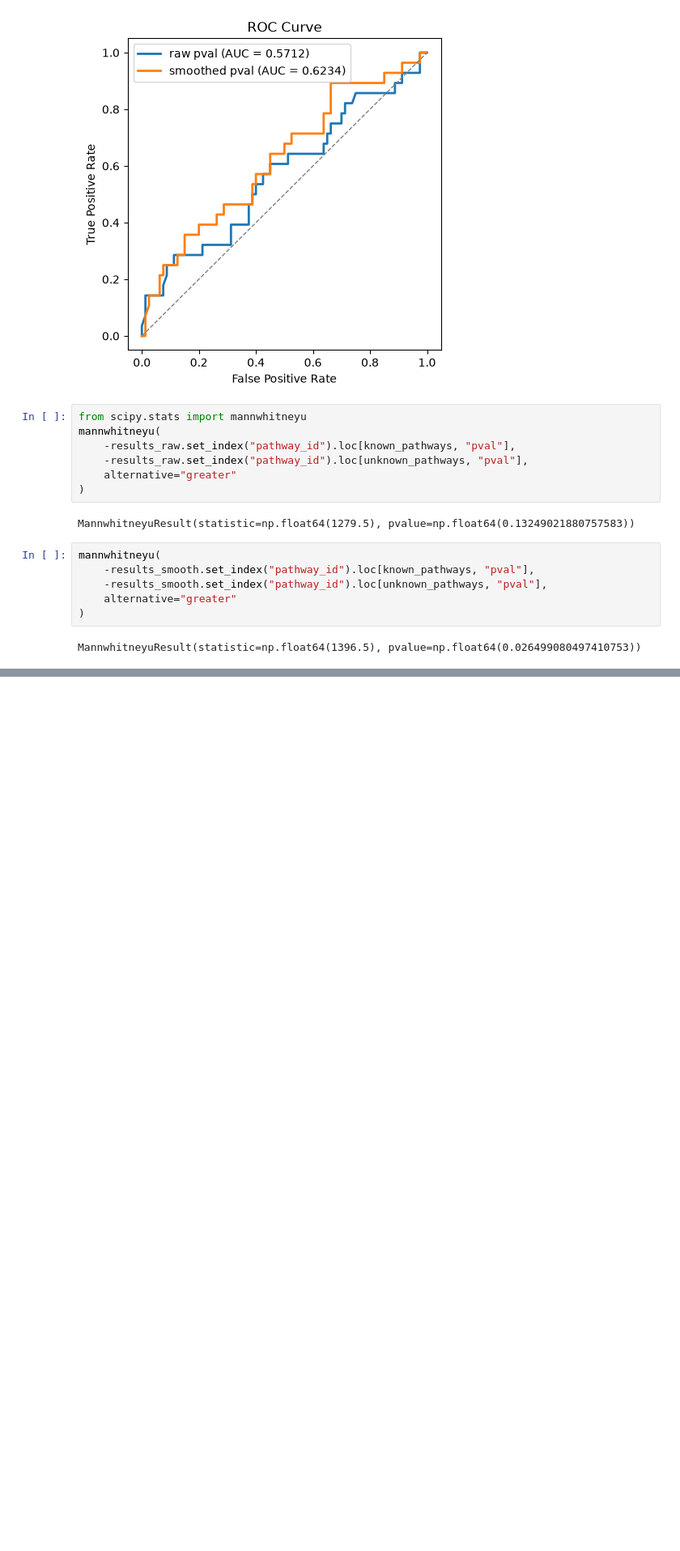
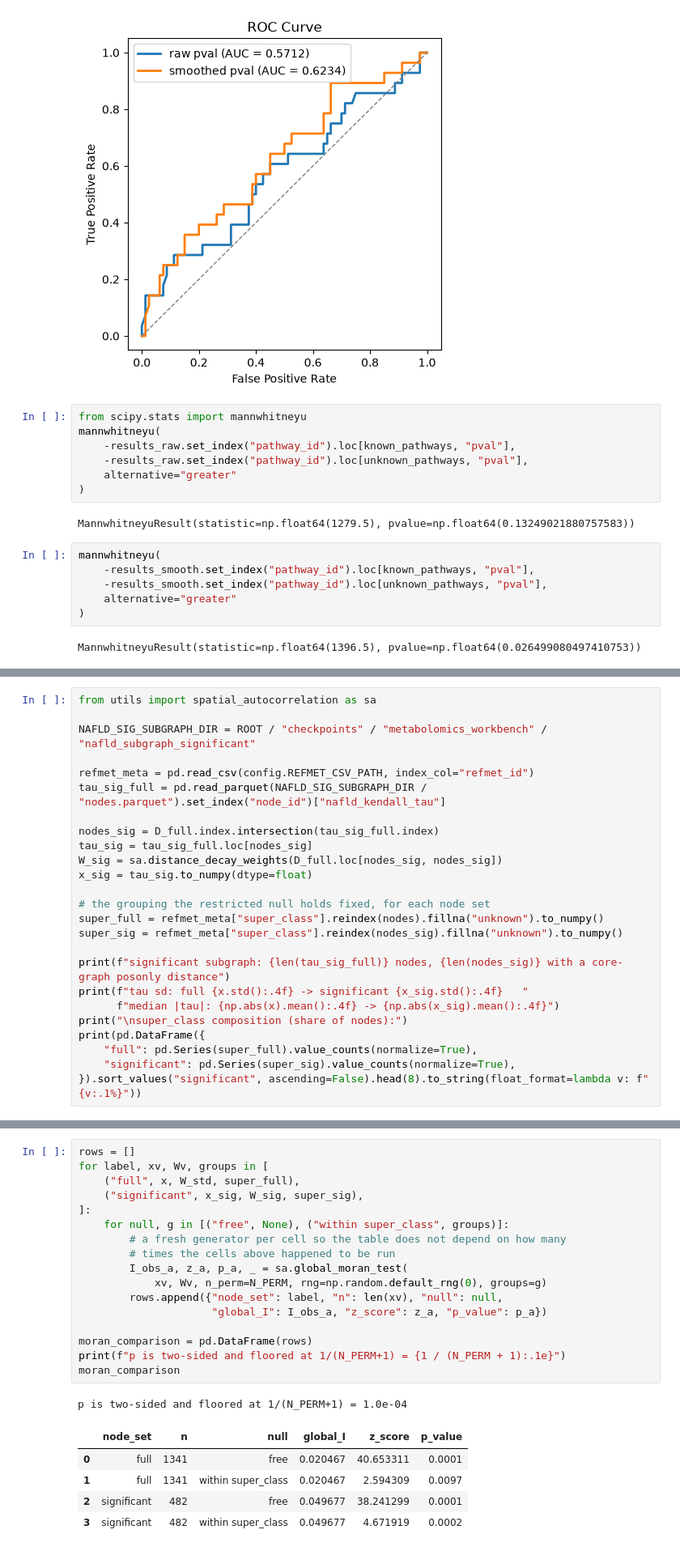
Before and after one commit to saldanB/mw-metabolite-network, a Jupyter notebook: nafld_spatial_autocorrelation.ipynb, the cells around one changed output, grey strips where cells are left out. Shown at 81% size. Cells and saved outputs as stored; diff of their text form; blank space fills up the shorter version.

```diff
--- a/nafld_spatial_autocorrelation.ipynb
+++ b/nafld_spatial_autocorrelation.ipynb
@@ -763,0 +800,25 @@ MannwhitneyuResult(statistic=np.float64(1396.5), pvalue=np.float64(0.02649908049
+# %%
+from utils import spatial_autocorrelation as sa
+
+NAFLD_SIG_SUBGRAPH_DIR = ROOT / "checkpoints" / "metabolomics_workbench" / "nafld_subgraph_significant"
+
+refmet_meta = pd.read_csv(config.REFMET_CSV_PATH, index_col="refmet_id")
+tau_sig_full = pd.read_parquet(NAFLD_SIG_SUBGRAPH_DIR / "nodes.parquet").set_index("node_id")["nafld_kendall_tau"]
+
+nodes_sig = D_full.index.intersection(tau_sig_full.index)
+tau_sig = tau_sig_full.loc[nodes_sig]
+W_sig = sa.distance_decay_weights(D_full.loc[nodes_sig, nodes_sig])
+x_sig = tau_sig.to_numpy(dtype=float)
+
+# the grouping the restricted null holds fixed, for each node set
+super_full = refmet_meta["super_class"].reindex(nodes).fillna("unknown").to_numpy()
+super_sig = refmet_meta["super_class"].reindex(nodes_sig).fillna("unknown").to_numpy()
+
+print(f"significant subgraph: {len(tau_sig_full)} nodes, {len(nodes_sig)} with a core-graph posonly distance")
+print(f"tau sd: full {x.std():.4f} -> significant {x_sig.std():.4f}   "
+      f"median |tau|: {np.abs(x).mean():.4f} -> {np.abs(x_sig).mean():.4f}")
+print("\nsuper_class composition (share of nodes):")
+print(pd.DataFrame({
+    "full": pd.Series(super_full).value_counts(normalize=True),
+    "significant": pd.Series(super_sig).value_counts(normalize=True),
+}).sort_values("significant", ascending=False).head(8).to_string(float_format=lambda v: f"{v:.1%}"))
@@ -763,0 +839,24 @@ MannwhitneyuResult(statistic=np.float64(1396.5), pvalue=np.float64(0.02649908049
+# %%
+rows = []
+for label, xv, Wv, groups in [
+    ("full", x, W_std, super_full),
+    ("significant", x_sig, W_sig, super_sig),
+]:
+    for null, g in [("free", None), ("within super_class", groups)]:
+        # a fresh generator per cell so the table does not depend on how many
+        # times the cells above happened to be run
+        I_obs_a, z_a, p_a, _ = sa.global_moran_test(
+            xv, Wv, n_perm=N_PERM, rng=np.random.default_rng(0), groups=g)
+        rows.append({"node_set": label, "n": len(xv), "null": null,
+                     "global_I": I_obs_a, "z_score": z_a, "p_value": p_a})
+
+moran_comparison = pd.DataFrame(rows)
+print(f"p is two-sided and floored at 1/(N_PERM+1) = {1 / (N_PERM + 1):.1e}")
+moran_comparison
+# %% [output]
+p is two-sided and floored at 1/(N_PERM+1) = 1.0e-04
+|  | node_set | n | null | global_I | z_score | p_value |
+| 0 | full | 1341 | free | 0.020467 | 40.653311 | 0.0001 |
+| 1 | full | 1341 | within super_class | 0.020467 | 2.594309 | 0.0097 |
+| 2 | significant | 482 | free | 0.049677 | 38.241299 | 0.0001 |
+| 3 | significant | 482 | within super_class | 0.049677 | 4.671919 | 0.0002 |
```
Also changed, not shown: parts of 10 cells of this notebook, 6 other files.
